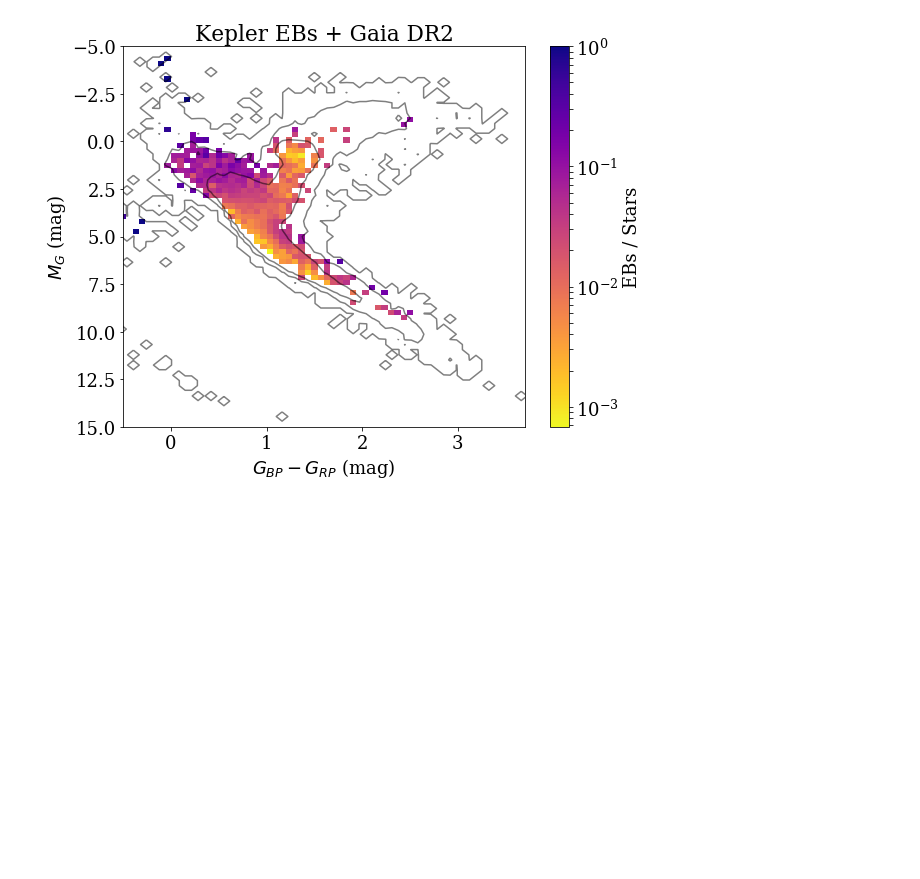
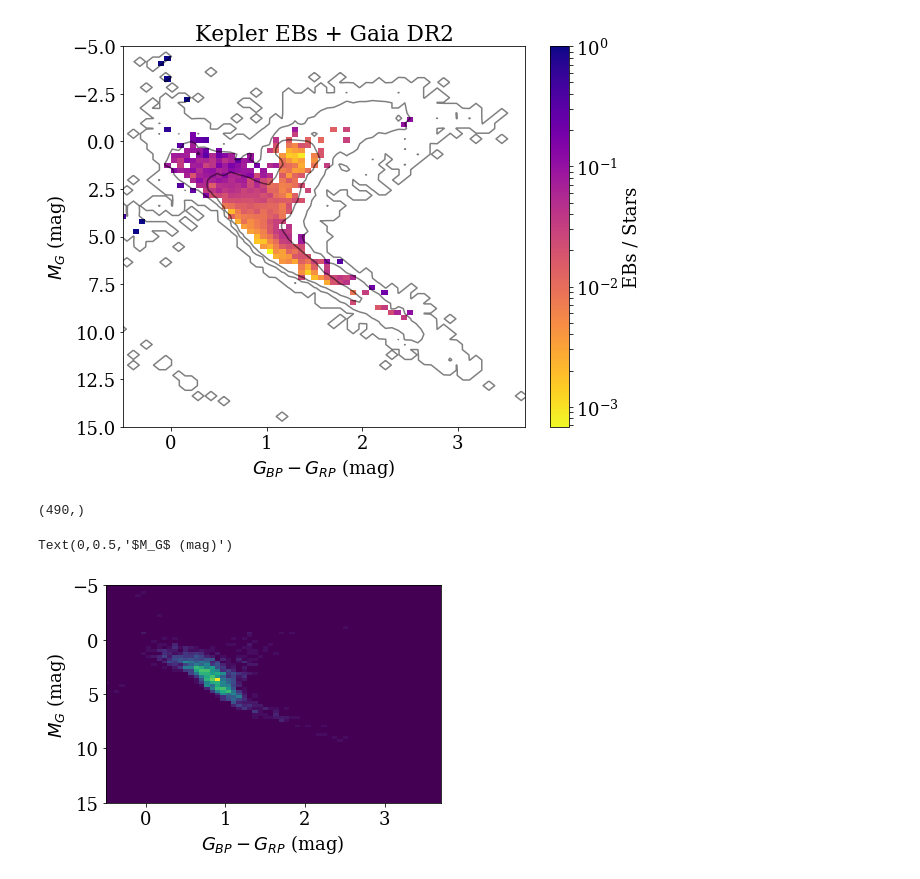
Before and after one commit to jradavenport/EBHRD, a Jupyter notebook: notebooks/compare_kepler.ipynb, the cells around one changed output. Saved outputs shown, nothing was run; the diff lists cells and outputs as text; code cells hidden in the pictures; blank space fills up the shorter version.

```diff
--- a/notebooks/compare_kepler.ipynb
+++ b/notebooks/compare_kepler.ipynb
@@ -118,3 +118,38 @@ plt.title('Kepler EBs + Gaia DR2')
 plt.savefig('Kepler_EBs_vs_DR2.png', dpi=300, bbox_inches='tight', pad_inches=0.25)
 # %% [output]
 [figure]
+# %%
+okL = np.where(np.isfinite(df[u'parallax']) & # this is basically the same as the TGAS file...
+              (df[u'parallax_error'] < 0.1) &
+              (gaia[u'r_modality_flag'] == 1) &
+              (gaia[u'r_result_flag'] == 1) &
+              np.isfinite(df[u'bp_rp']) &
+              (df[u'phot_bp_mean_flux_error']/df[u'phot_bp_mean_flux'] < 0.01) &
+              (df[u'phot_rp_mean_flux_error']/df[u'phot_rp_mean_flux'] < 0.01) &
+              (df[u'phot_g_mean_flux_error']/df[u'phot_g_mean_flux'] < 0.01) &
+               (df['period'] > 20))[0]
+
+okS = np.where(np.isfinite(df[u'parallax']) & # this is basically the same as the TGAS file...
+              (df[u'parallax_error'] < 0.1) &
+              (gaia[u'r_modality_flag'] == 1) &
+              (gaia[u'r_result_flag'] == 1) &
+              np.isfinite(df[u'bp_rp']) &
+              (df[u'phot_bp_mean_flux_error']/df[u'phot_bp_mean_flux'] < 0.01) &
+              (df[u'phot_rp_mean_flux_error']/df[u'phot_rp_mean_flux'] < 0.01) &
+              (df[u'phot_g_mean_flux_error']/df[u'phot_g_mean_flux'] < 0.01) &
+               (df['period'] <= 20))[0]
+
+print(okL.shape)
+# %% [output]
+(490,)
+# %%
+cS,xeS,yeS,iS = plt.hist2d(df[u'bp_rp'].values[okS],
+                            df[u'phot_g_mean_mag'].values[okS] - 5. * np.log10(df[u'r_est'].values[okS])  + 5,
+                            range=[[-1,4],[-5,15]], bins=(Nx,Ny))
+plt.ylim(15,-5)
+plt.xlim(-0.5,3.7)
+plt.xlabel('$G_{BP} - G_{RP}$ (mag)')
+plt.ylabel('$M_G$ (mag)')
+# %% [output]
+Text(0,0.5,'$M_G$ (mag)')
+[figure, added]
```
Also changed, not shown: parts of 4 cells of this notebook, 2 other files.
